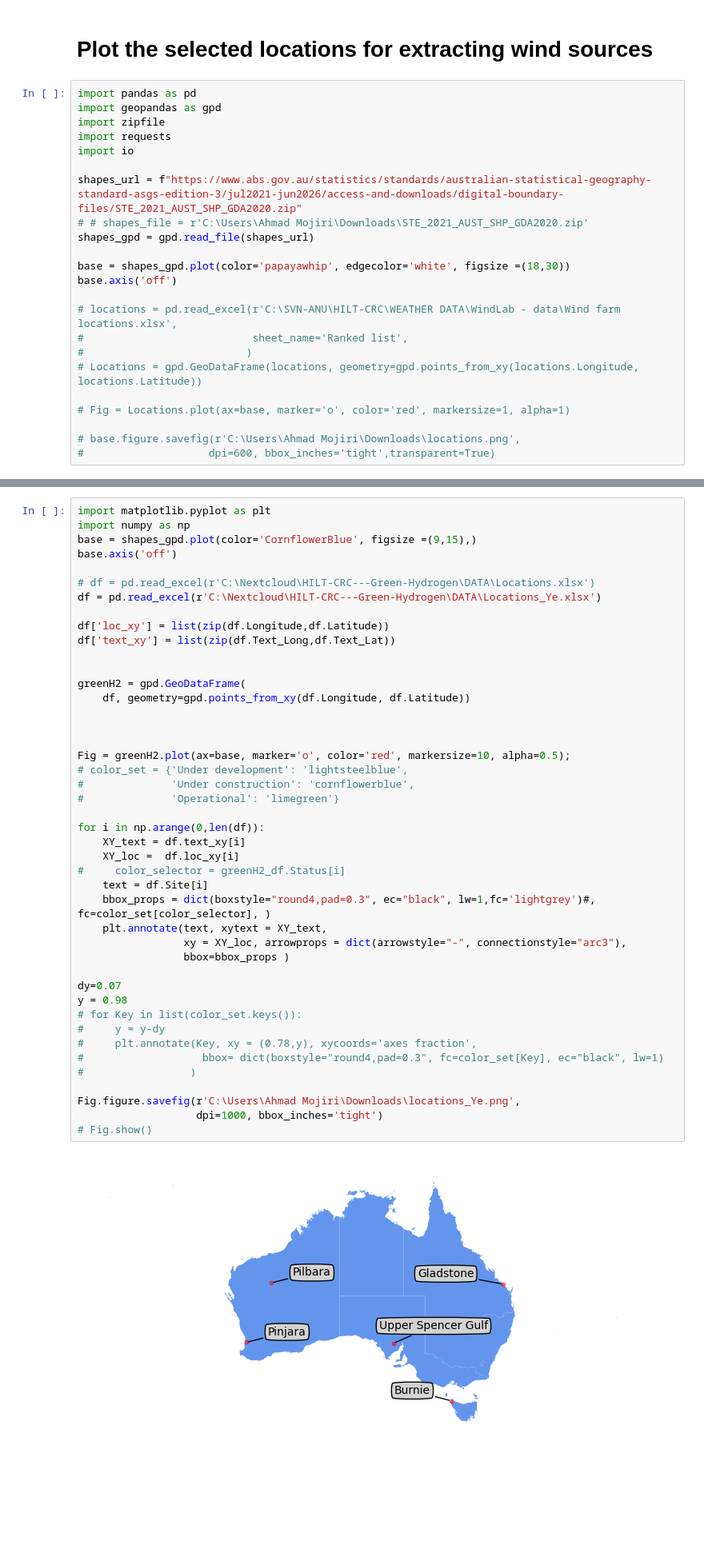
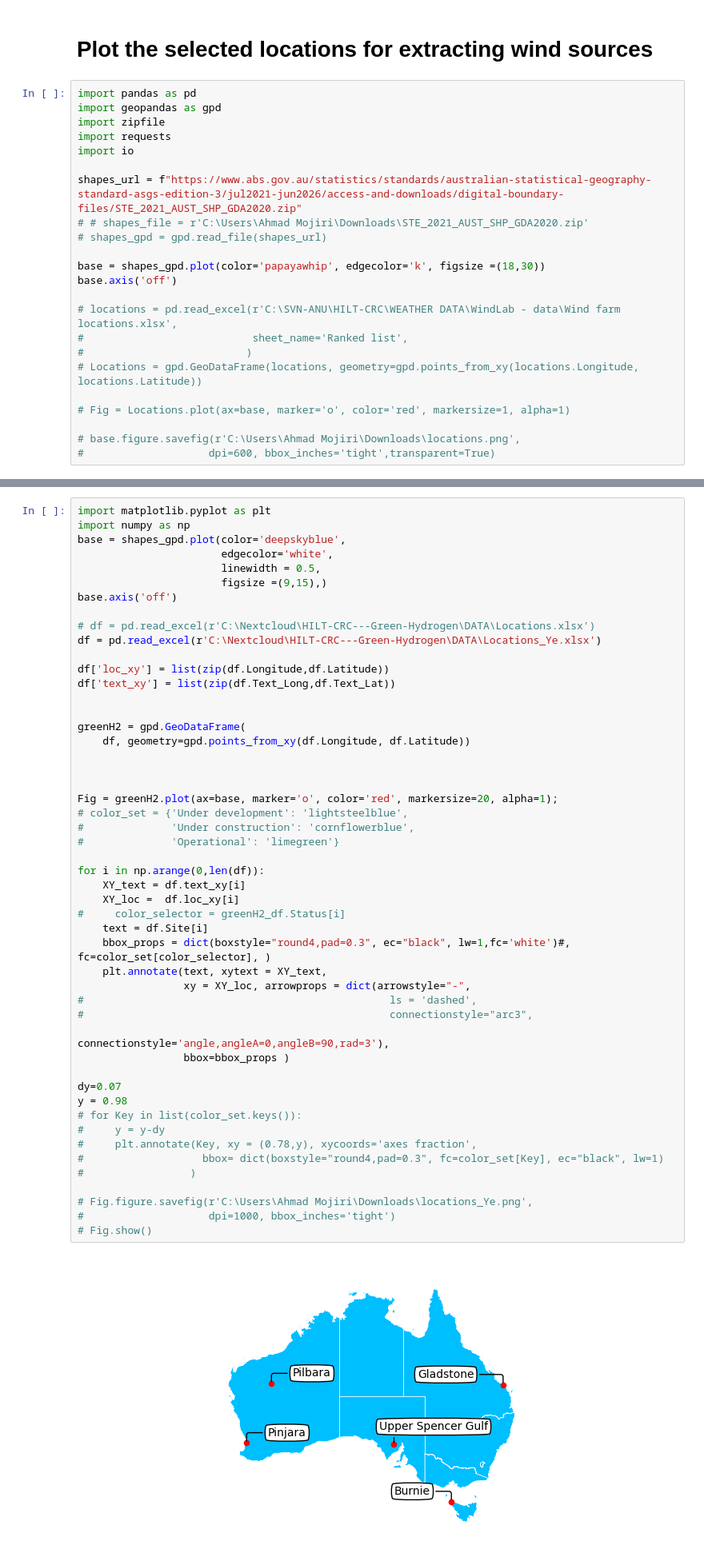
Before and after one commit to ahmadmojiri/HILT-CRC---Green-Hydrogen, a Jupyter notebook: PYTHON/Temp Codes.ipynb, the cells around one changed output, grey strips where cells are left out. Shown at 80% size. Saved outputs shown, nothing was run; the diff lists cells and outputs as text; blank space fills up the shorter version.

Commit message:
Updated the style of Australian Map with angled connectors

```diff
--- a/PYTHON/Temp Codes.ipynb
+++ b/PYTHON/Temp Codes.ipynb
@@ -789,9 +789,9 @@ import io
 
 shapes_url = f"https://www.abs.gov.au/statistics/standards/australian-statistical-geography-standard-asgs-edition-3/jul2021-jun2026/access-and-downloads/digital-boundary-files/STE_2021_AUST_SHP_GDA2020.zip"
 # # shapes_file = r'C:\Users\Ahmad Mojiri\Downloads\STE_2021_AUST_SHP_GDA2020.zip'
-shapes_gpd = gpd.read_file(shapes_url)
+# shapes_gpd = gpd.read_file(shapes_url)
 
-base = shapes_gpd.plot(color='papayawhip', edgecolor='white', figsize =(18,30))
+base = shapes_gpd.plot(color='papayawhip', edgecolor='k', figsize =(18,30))
 base.axis('off')
 
 # locations = pd.read_excel(r'C:\SVN-ANU\HILT-CRC\WEATHER DATA\WindLab - data\Wind farm locations.xlsx',
@@ -809,7 +809,10 @@ base.axis('off')
 # %%
 import matplotlib.pyplot as plt
 import numpy as np
-base = shapes_gpd.plot(color='CornflowerBlue', figsize =(9,15),)
+base = shapes_gpd.plot(color='deepskyblue',
+                       edgecolor='white',
+                       linewidth = 0.5,
+                       figsize =(9,15),)
 base.axis('off')
 
 # df = pd.read_excel(r'C:\Nextcloud\HILT-CRC---Green-Hydrogen\DATA\Locations.xlsx')
@@ -819,39 +822,42 @@ df['loc_xy'] = list(zip(df.Longitude,df.Latitude))
 df['text_xy'] = list(zip(df.Text_Long,df.Text_Lat))
 
 
 greenH2 = gpd.GeoDataFrame(
     df, geometry=gpd.points_from_xy(df.Longitude, df.Latitude))
 
 
 
-Fig = greenH2.plot(ax=base, marker='o', color='red', markersize=10, alpha=0.5);
+Fig = greenH2.plot(ax=base, marker='o', color='red', markersize=20, alpha=1);
 # color_set = {'Under development': 'lightsteelblue',
 #              'Under construction': 'cornflowerblue',
 #              'Operational': 'limegreen'}
 
 for i in np.arange(0,len(df)):
     XY_text = df.text_xy[i]
     XY_loc =  df.loc_xy[i]
 #     color_selector = greenH2_df.Status[i]
     text = df.Site[i]
-    bbox_props = dict(boxstyle="round4,pad=0.3", ec="black", lw=1,fc='lightgrey')#, fc=color_set[color_selector], )
+    bbox_props = dict(boxstyle="round4,pad=0.3", ec="black", lw=1,fc='white')#, fc=color_set[color_selector], )
     plt.annotate(text, xytext = XY_text,
-                 xy = XY_loc, arrowprops = dict(arrowstyle="-", connectionstyle="arc3"),
+                 xy = XY_loc, arrowprops = dict(arrowstyle="-",
+#                                                 ls = 'dashed',
+#                                                 connectionstyle="arc3",
+                                               connectionstyle='angle,angleA=0,angleB=90,rad=3'),
                  bbox=bbox_props )
 
 dy=0.07
 y = 0.98
 # for Key in list(color_set.keys()):
 #     y = y-dy
 #     plt.annotate(Key, xy = (0.78,y), xycoords='axes fraction',
 #                   bbox= dict(boxstyle="round4,pad=0.3", fc=color_set[Key], ec="black", lw=1)
 #                 )
 
-Fig.figure.savefig(r'C:\Users\Ahmad Mojiri\Downloads\locations_Ye.png',
-                   dpi=1000, bbox_inches='tight')
+# Fig.figure.savefig(r'C:\Users\Ahmad Mojiri\Downloads\locations_Ye.png',
+#                    dpi=1000, bbox_inches='tight')
 # Fig.show()
 # %% [output]
-[figure, old version]
+[figure, new version]
 # %% [markdown]
 # Compare wind and PV output at two different locations
 # %%
```
Also changed, not shown: parts of 1 cell of this notebook.
